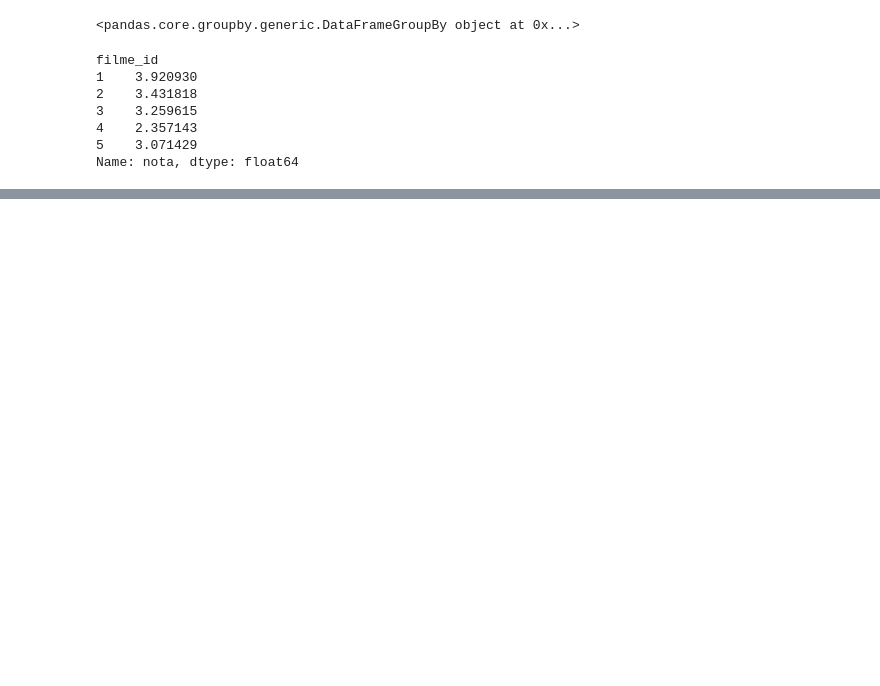
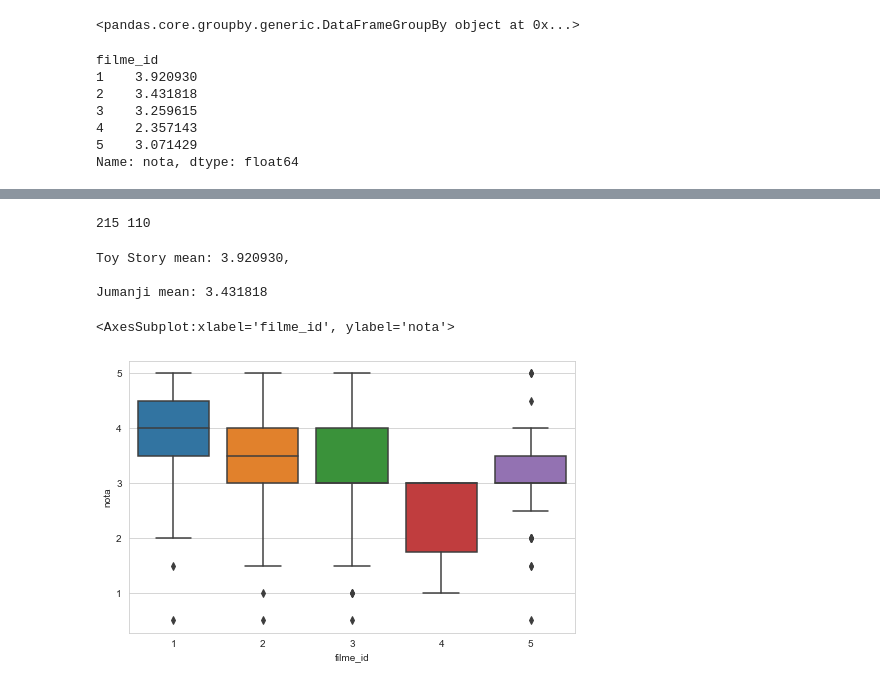
Before and after one commit to alletsc/estatistica_python, a Jupyter notebook: exploração_dados_alura/exploração_dados_filmes.ipynb, the cells around one changed output, grey strips where cells are left out. Saved outputs shown, nothing was run; the diff lists cells and outputs as text; code cells hidden in the pictures; blank space fills up the shorter version.

```diff
--- a/exploração_dados_alura/exploração_dados_filmes.ipynb
+++ b/exploração_dados_alura/exploração_dados_filmes.ipynb
@@ -146,0 +137,20 @@ Text(0.5, 1.0, 'Histograma das médias dos filmes')
+# %%
+notas_id1 = notas.query('filme_id == 1')
+notas_id2 = notas.query('filme_id == 2')
+print(len(notas_id1), len(notas_id2))
+# %% [output]
+215 110
+# %%
+print(f'''Toy Story mean: {notas_id1.nota.mean():2f},
+      \nJumanji mean: {notas_id2.nota.mean():2f}''')
+# %% [output]
+Toy Story mean: 3.920930,
+
+Jumanji mean: 3.431818
+# %%
+plt.figure(figsize=(8,5))
+sns.boxplot(x = 'filme_id', y = 'nota',
+            data = notas.query('filme_id in [1,2,3,4,5]'))
+# %% [output]
+<AxesSubplot:xlabel='filme_id', ylabel='nota'>
+[figure, added]
```
Also changed, not shown: parts of 11 cells of this notebook, 1 other file.
